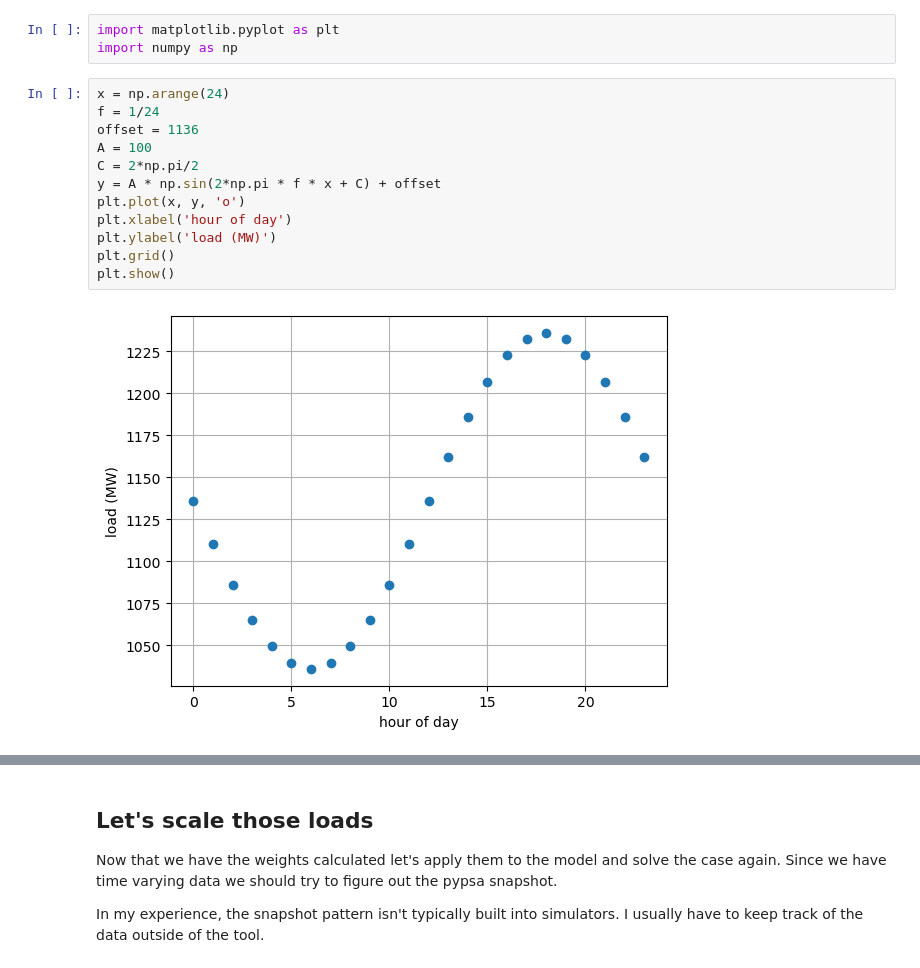
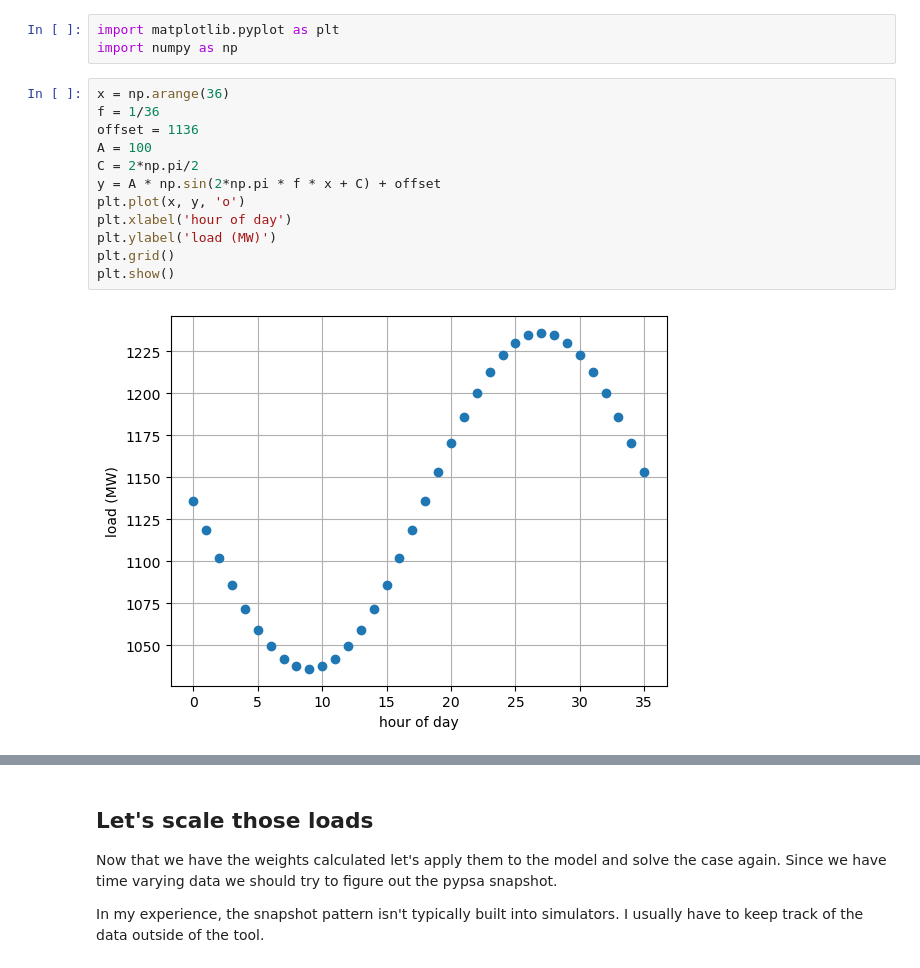
Before and after one commit to roro2006/AEPhacks, a Jupyter notebook: backend/pypsa_load_scale.ipynb, the cells around one changed output, grey strips where cells are left out. Saved outputs shown, nothing was run; the diff lists cells and outputs as text.

```diff
--- a/backend/pypsa_load_scale.ipynb
+++ b/backend/pypsa_load_scale.ipynb
@@ -71,19 +71,19 @@ Let's create our load profile with the venerable sine wave.
 import matplotlib.pyplot as plt
 import numpy as np
 # %%
-x = np.arange(24)
-f = 1/24
+x = np.arange(36)
+f = 1/36
 offset = 1136
 A = 100
 C = 2*np.pi/2
 y = A * np.sin(2*np.pi * f * x + C) + offset
 plt.plot(x, y, 'o')
 plt.xlabel('hour of day')
 plt.ylabel('load (MW)')
 plt.grid()
 plt.show()
 # %% [output]
-[figure, old version]
+[figure, new version]
 # %%
 # I changed my mind - let's normalize the sine wave between 0-1 so I can just
 # scale each gen/load
```
Also changed, not shown: parts of 2 cells of this notebook, 19 other files.
